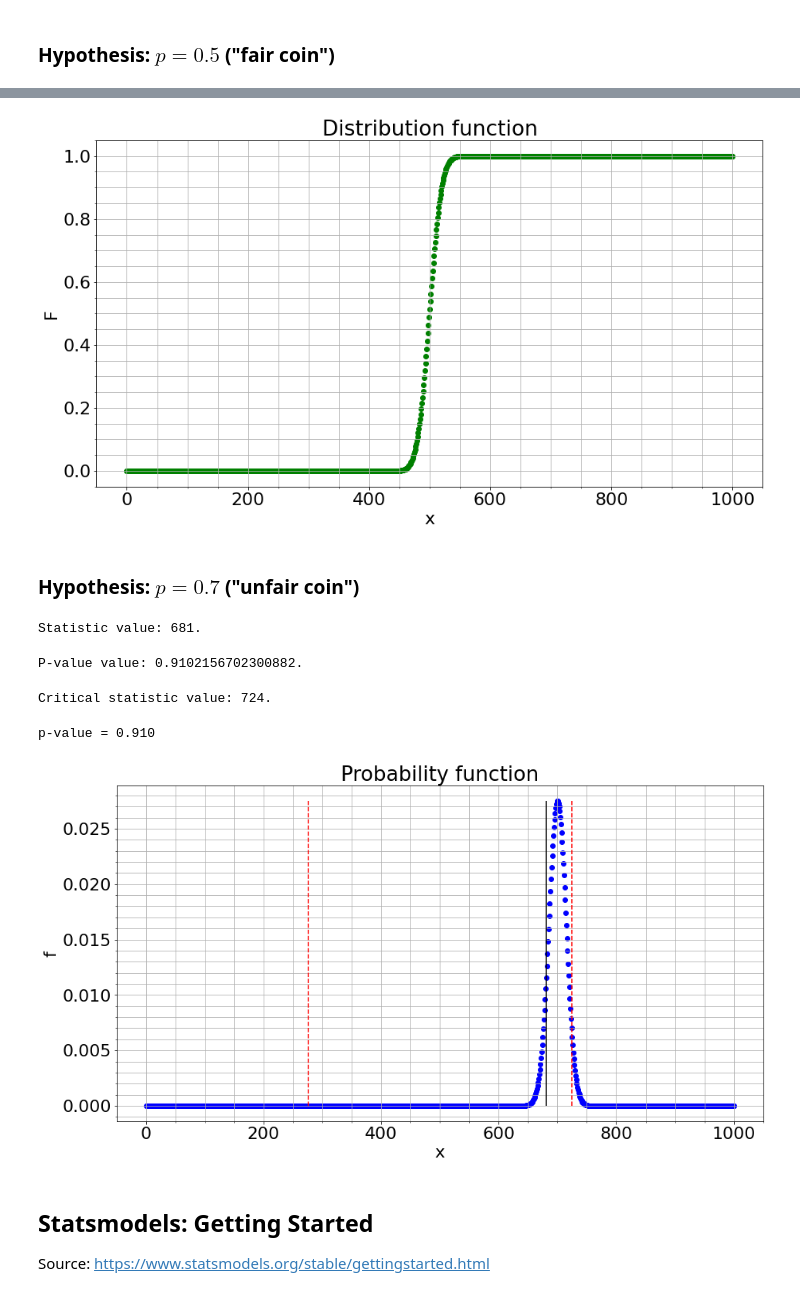
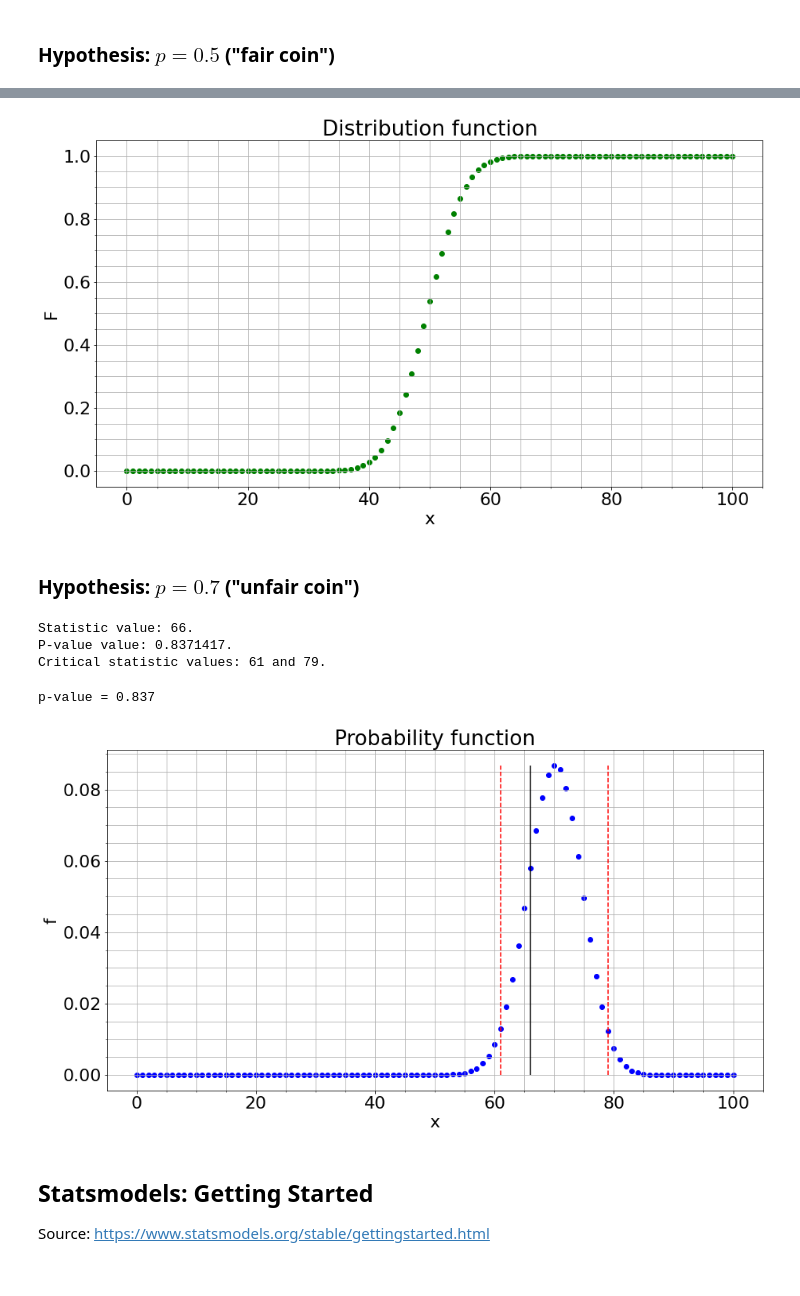
Before and after one commit to Alvant/AdvancedPython, a Jupyter notebook: labs/lab26/ML4.ipynb, the cells around one changed output, grey strips where cells are left out. Cells and saved outputs as stored; diff of their text form; code cells hidden in the pictures.

```diff
--- a/labs/lab26/ML4.ipynb
+++ b/labs/lab26/ML4.ipynb
@@ -31,7 +33,7 @@ $$
 $$
 # %%
 np.random.seed(42)
-NUM_TOSSES = 1000
+NUM_TOSSES = 100
 
 X = np.random.choice([0, 1], size=NUM_TOSSES, p=[0.3, 0.7])
 # %%
@@ -105,14 +96,0 @@ P-value value: 7.821676804592667e-31.
-# %%
-i = -1
-threshold = x[i]
-prob = y_f[i]
-
-while prob < ALPHA:
-    i -= 1
-    threshold = x[i]
-    prob = sum(
-        [yi for xi, yi in zip(x, y_f)
-            if xi >= threshold or xi <= (NUM_TOSSES - threshold)]
-    )
-
-del i, prob
@@ -155,7 +202,7 @@ plt.grid(which='both')
 
 plt.show()
 # %% [output]
-[figure, old version]
+[figure, new version]
 # %% [markdown]
 ### Hypothesis: $p = 0.7$ ("unfair coin")
 # %%
@@ -167,4 +211,0 @@ t = np.sum(X)
-# %%
-print(f'Statistic value: {t}.')
-# %% [output]
-Statistic value: 681.
@@ -175,4 +211,0 @@ pvalue = sum(
-# %%
-print(f'P-value value: {pvalue}.')
-# %% [output]
-P-value value: 0.9102156702300882.
@@ -193,28 +212,34 @@ del i, prob
-# %%
-print(f'Critical statistic value: {threshold}.')
-# %% [output]
-Critical statistic value: 724.
+# %%
+t_value, p_value, threshold_left, threshold_right = compute_stats(x, y_f, y_F)
+# %%
+print(f'Statistic value: {t_value}.')
+print(f'P-value value: {p_value:.7f}.')
+print(f'Critical statistic values: {threshold_left} and {threshold_right}.')
+# %% [output]
+Statistic value: 66.
+P-value value: 0.8371417.
+Critical statistic values: 61 and 79.
 # %%
 fig, ax = plt.subplots(1, 1, figsize=(15, 8))
 
 plt.scatter(x, y_f, color='blue')
-plt.vlines(t, 0, max(y_f), color='k')
-plt.vlines(threshold, 0, max(y_f), color='red', linestyle='--')
-plt.vlines(NUM_TOSSES - threshold, 0, max(y_f), color='red', linestyle='--')
+plt.vlines(t_value, 0, max(y_f), color='k')
+plt.vlines(threshold_left, 0, max(y_f), color='red', linestyle='--')
+plt.vlines(threshold_right, 0, max(y_f), color='red', linestyle='--')
 
-print(f'p-value = {pvalue:.3f}')
+print(f'p-value = {p_value:.3f}')
 
 plt.title('Probability function')
 plt.xlabel('x')
 plt.ylabel('f')
 
 plt.minorticks_on()
 plt.grid(which='both')
 
 plt.show()
 # %% [output]
-p-value = 0.910
+p-value = 0.837
-[figure, old version]
+[figure, new version]
 # %% [markdown]
 ## Statsmodels: Getting Started
 
```
Also changed, not shown: parts of 17 cells of this notebook.
